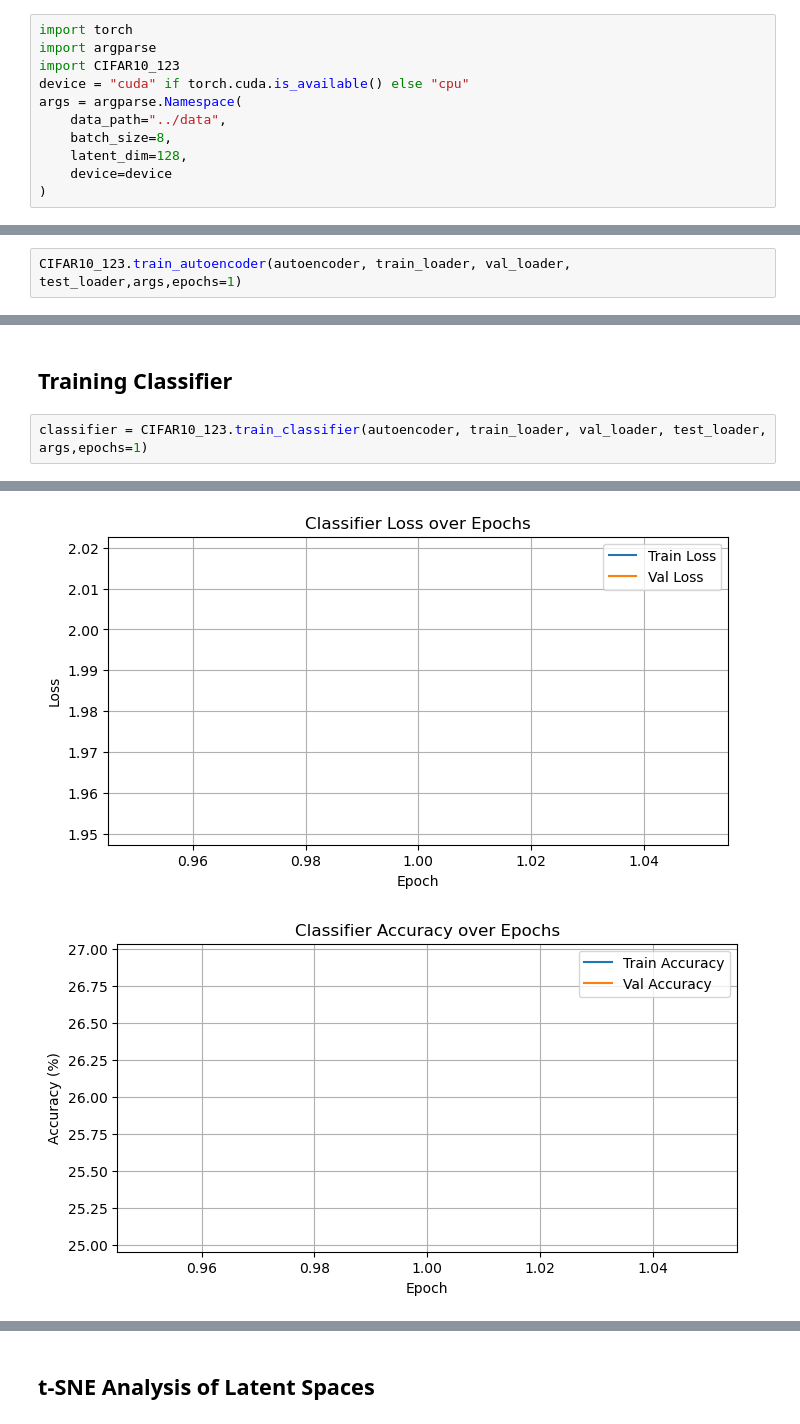
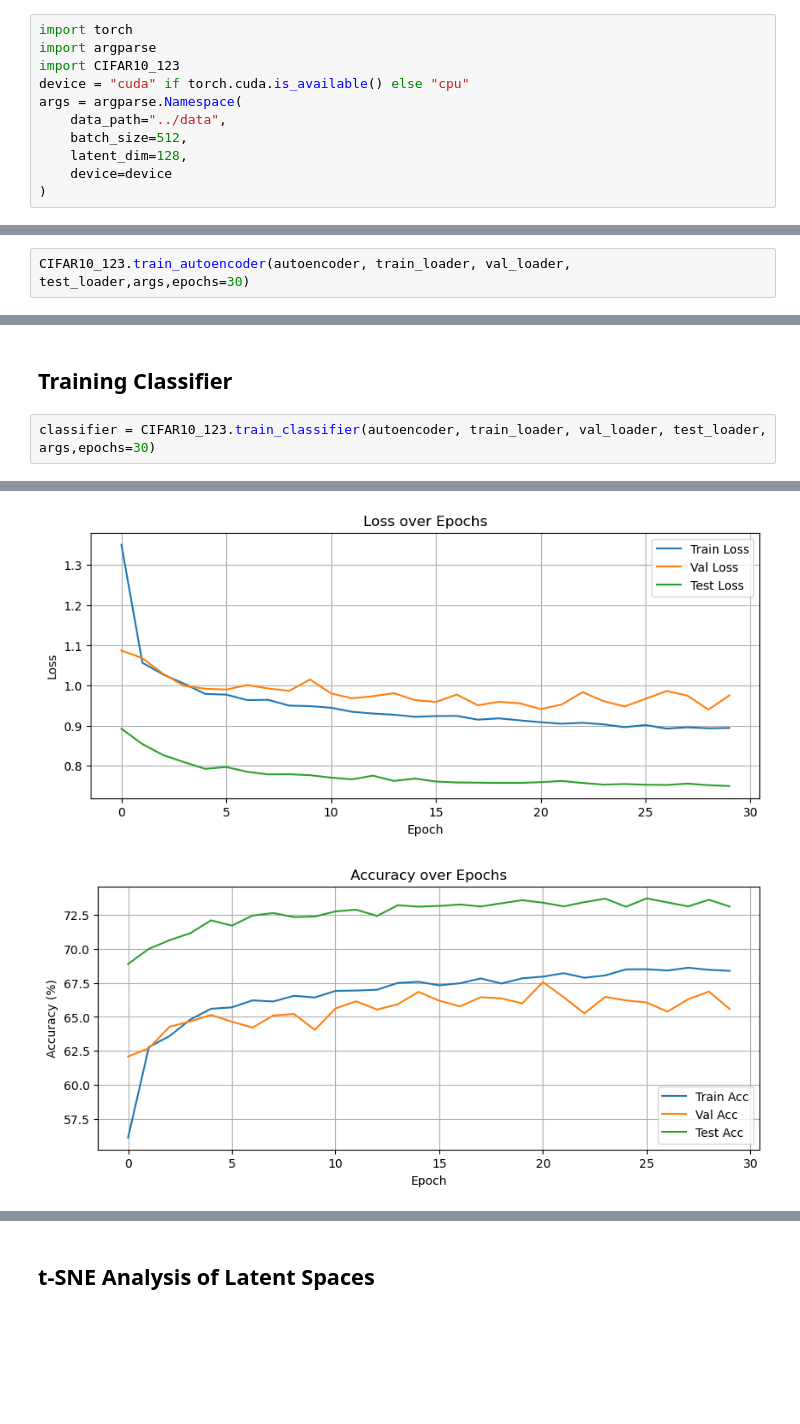
Before and after one commit to nikolro/Autoencoders-CIFAR10-MNIST, a Jupyter notebook: CIFAR10-123/CIFAR10_123.ipynb, the cells around one changed output, grey strips where cells are left out. Cells and saved outputs as stored; diff of their text form; blank space fills up the shorter version.

Commit message:
train all the autoencoder and add explanation

```diff
--- a/CIFAR10-123/CIFAR10_123.ipynb
+++ b/CIFAR10-123/CIFAR10_123.ipynb
@@ -7,7 +7,7 @@ import CIFAR10_123
 device = "cuda" if torch.cuda.is_available() else "cpu"
 args = argparse.Namespace(
     data_path="../data",
-    batch_size=8,
+    batch_size=512,
     latent_dim=128,
     device=device
 )
@@ -122,5 +122,5 @@ Files already downloaded and verified
 # %% [markdown]
 ## Training Autoencoder
 # %%
-CIFAR10_123.train_autoencoder(autoencoder, train_loader, val_loader, test_loader,args,epochs=1)
+CIFAR10_123.train_autoencoder(autoencoder, train_loader, val_loader, test_loader,args,epochs=30)
 # %% [output]
@@ -129,5 +187,5 @@ Epoch [1/1] - Train Loss: 2.1685 | Val Loss: 2.0860
 # %% [markdown]
 ## Training Classifier
 # %%
-classifier = CIFAR10_123.train_classifier(autoencoder, train_loader, val_loader, test_loader, args,epochs=1)
+classifier = CIFAR10_123.train_classifier(autoencoder, train_loader, val_loader, test_loader, args,epochs=30)
 # %% [output]
@@ -135,2 +209,2 @@ Epoch [1/1] - Train Acc: 25.05% | Train Loss: 2.0193 | Val Acc: 26.94% | Val Los
-[figure, old version]
+[figure, new version]
-[figure, old version]
+[figure, new version]
```
Also changed, not shown: parts of 5 cells of this notebook, 22 other files.
